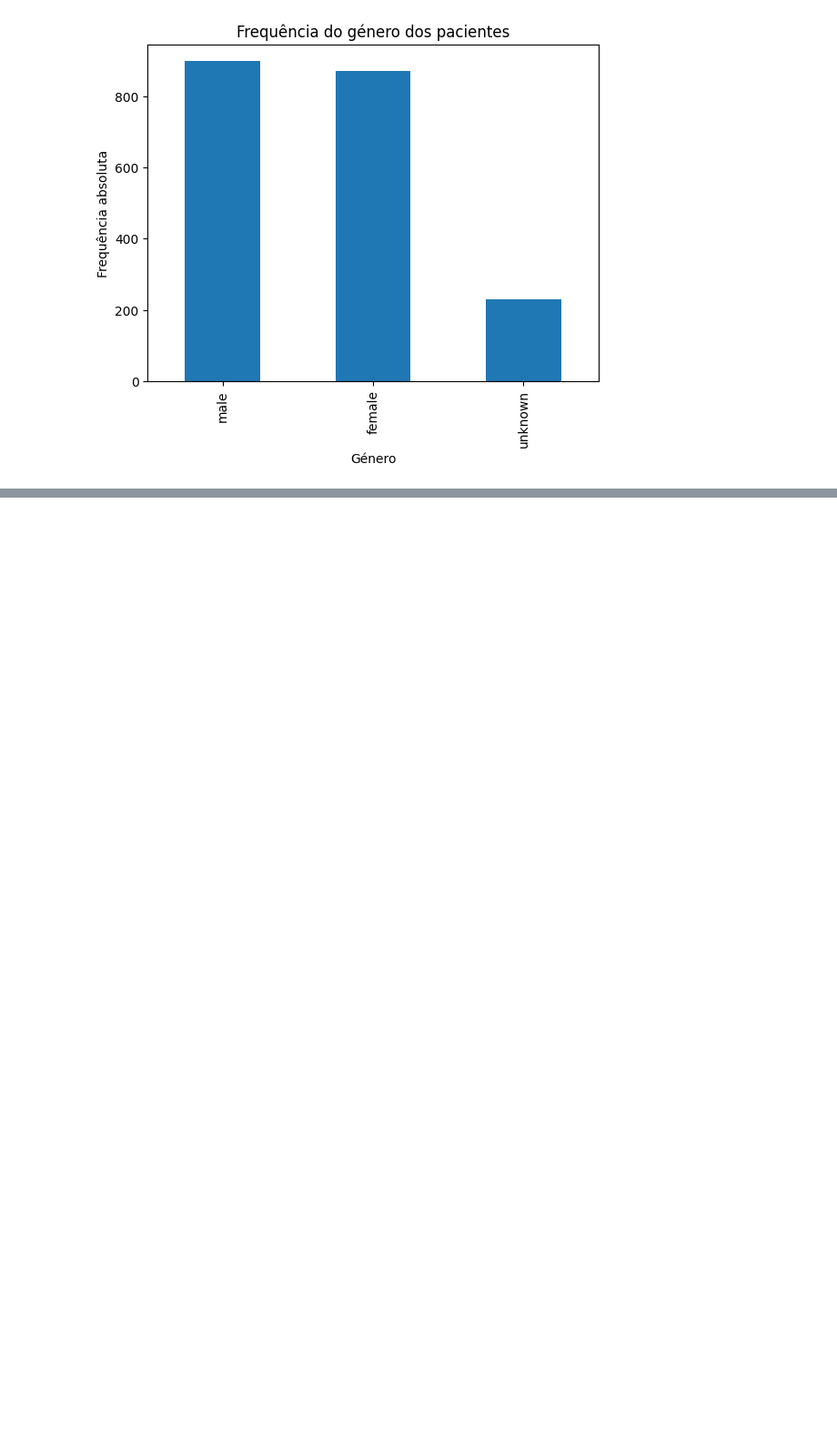
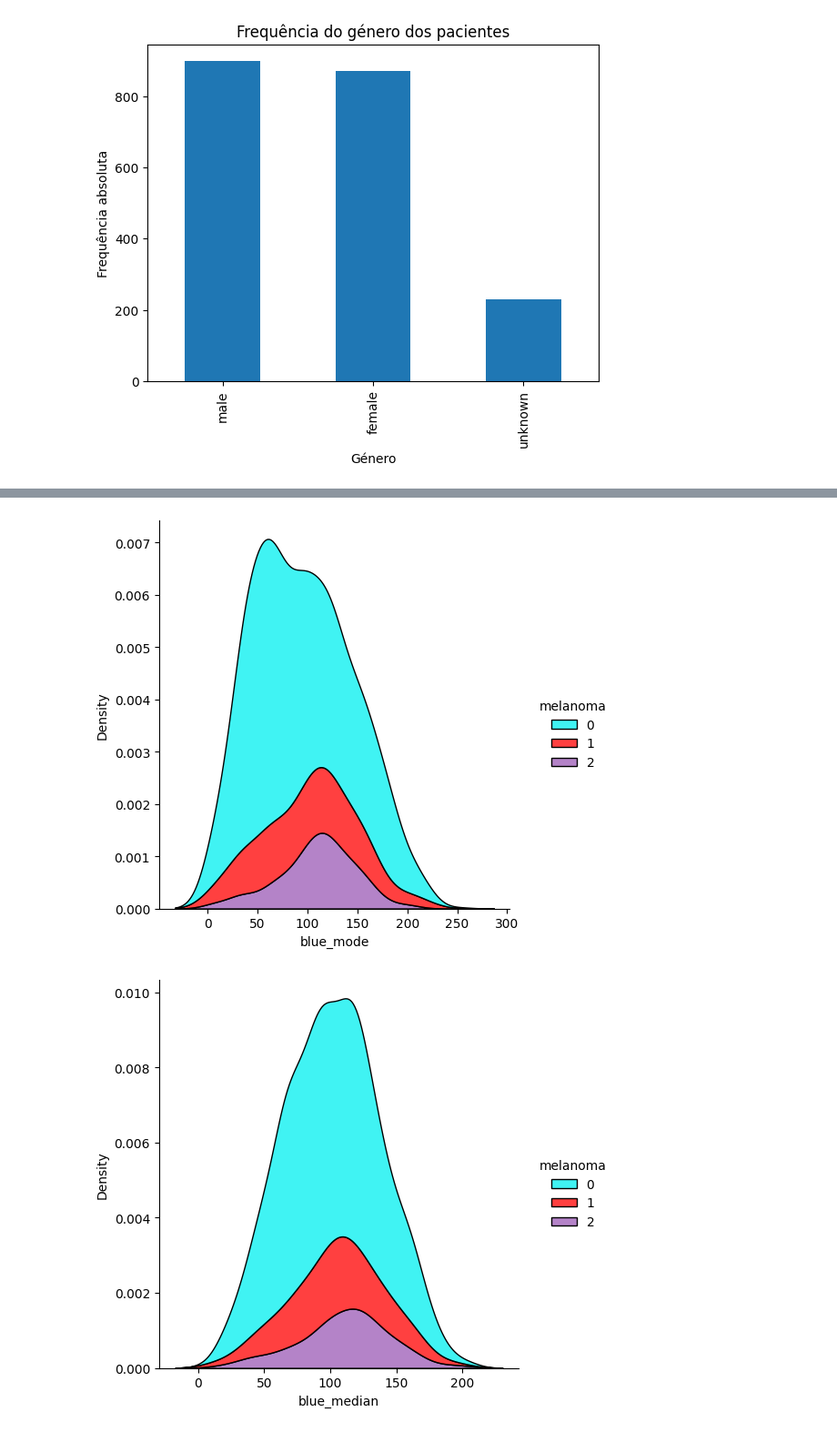
Before and after one commit to ricmonteiro/meley, a Jupyter notebook: eda/eda_2.ipynb, the cells around one changed output, grey strips where cells are left out. Shown at 91% size. Saved outputs shown, nothing was run; the diff lists cells and outputs as text; code cells hidden in the pictures; blank space fills up the shorter version.

Commit message:
color channel plots added

```diff
--- a/eda/eda_2.ipynb
+++ b/eda/eda_2.ipynb
@@ -200,3 +200,17 @@ features['sex'].value_counts().plot(kind='bar', title='Frequência do género do
 fig.savefig('../plots/patient_sex_barplot.png',bbox_inches='tight')
 # %% [output]
 [figure]
+# %%
+col_names = ['red_mode','red_median', 'red_iqr']
+
+fig, ax = plt.subplots(len(col_names), figsize=(16,14))
+
+for i, col_val in enumerate(col_names):
+    sns.distplot(features[col_val], hist=True, ax=ax[i], color='r')
+    ax[i].set_title('Freq dist '+col_val, fontsize=10)
+    ax[i].set_xlabel(col_val, fontsize=8)
+    ax[i].set_ylabel('Count', fontsize=8)
+
+plt.show()
+
+fig.savefig('../plots/3red_distplots.png',bbox_inches='tight')
@@ -202,0 +238,18 @@ fig.savefig('../plots/patient_sex_barplot.png',bbox_inches='tight')
+# %%
+data = pd.read_csv('../eda/data_3_targets.csv')
+for i,u in enumerate(data.index):
+    if data.loc[i,'melanoma'] == 0:
+        if data.loc[i,'seborrheic_keratosis'] == 1:
+            data.loc[i,'melanoma'] = 2
+    else:
+        continue
+# %%
+col_feat = ['blue_mode', 'blue_median', 'blue_iqr']
+for col in col_feat:
+    a = sns.displot(data=data, x=col, hue="melanoma", multiple="stack", kind='kde', palette=["#00f0f0", "#ff0000","#9b59b6"]);
+    sns.color_palette("tab10")
+    a.set_titles(col)
+    a.savefig('../plots/'+col+'.png')
+# %% [output]
+[figure, added]
+[figure, added]
```
Also changed, not shown: parts of 5 cells of this notebook, 32 other files.
